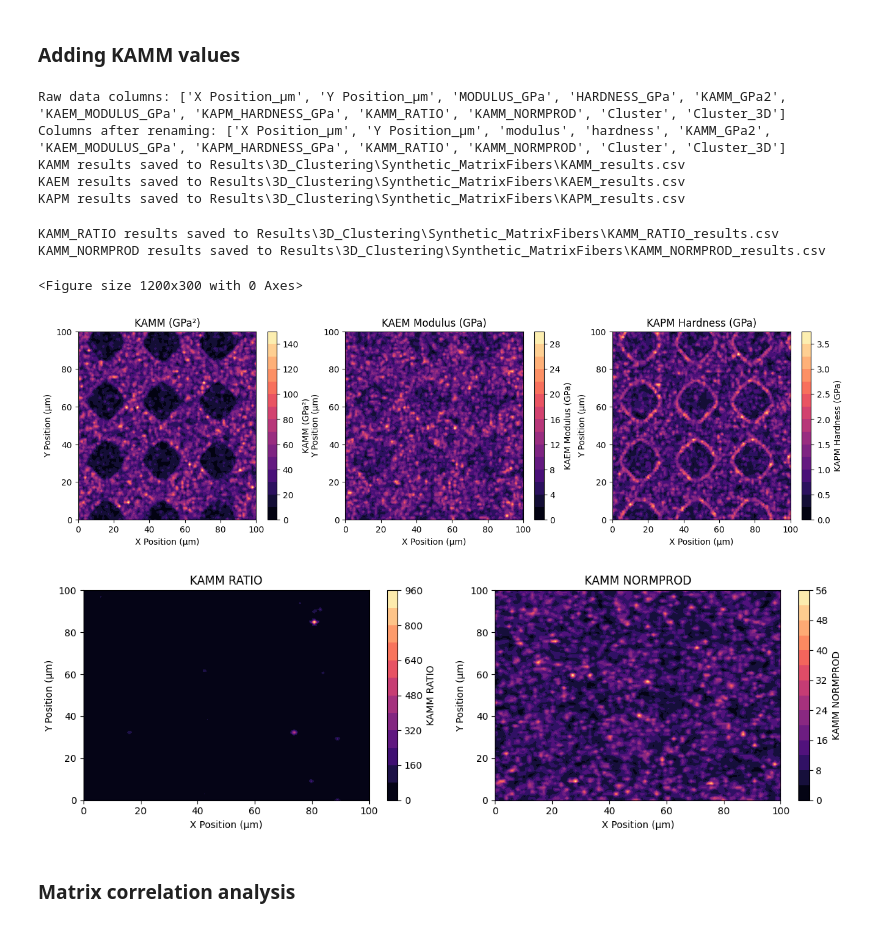
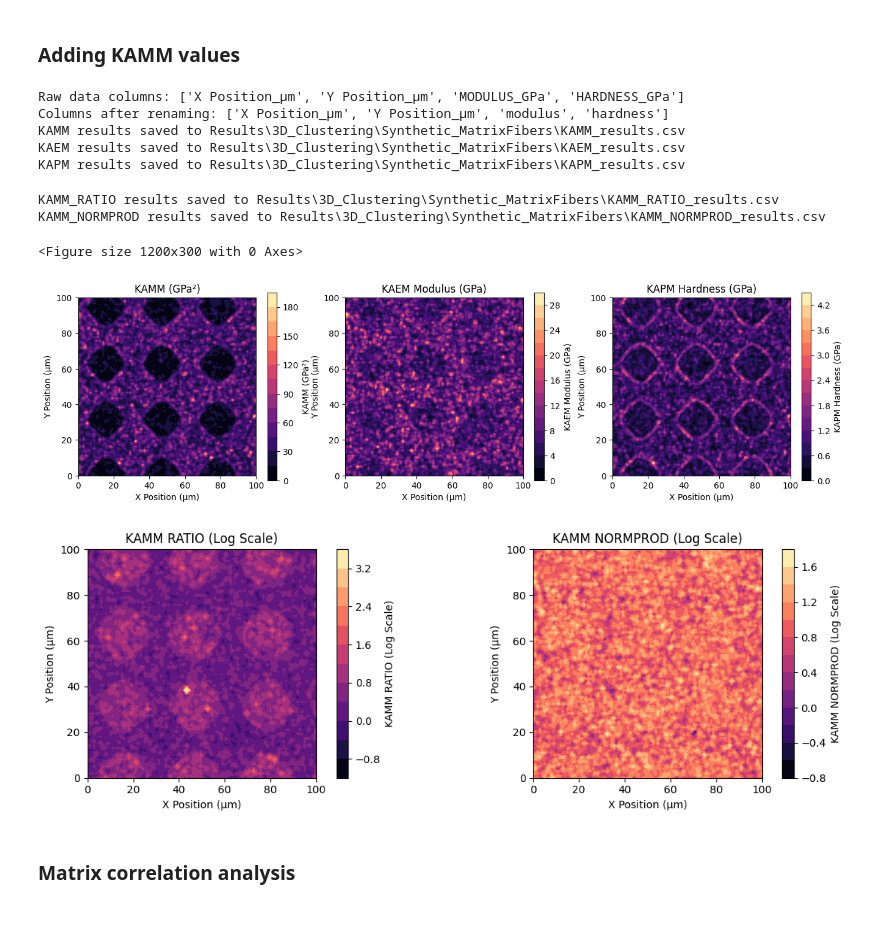
Before and after one commit to DavidMercier/Indentation2025_AnsysWorkshop, a Jupyter notebook: Atelier1_ML-Clustering/3D_Clustering.ipynb, the cells around one changed output. Cells and saved outputs as stored; diff of their text form; code cells hidden in the pictures.

Commit message:
added log option for plot and scoring

```diff
--- a/Atelier1_ML-Clustering/3D_Clustering.ipynb
+++ b/Atelier1_ML-Clustering/3D_Clustering.ipynb
@@ -38,8 +38,8 @@ cMap = 'viridis'
 # Sample 1
 sampleNames = ['Synthetic_MatrixFibers']
 file_paths = [Path("Dataset/MatrixFibers/synthetic_composite_data_ratio_E_3.xlsx")] # E_matrix / E_fiber = 3 and same similar hardness
-file_paths = [Path("Dataset/MatrixFibers/synthetic_composite_data_ratio_E_1.5.xlsx")] # E_matrix / E_fiber = 1.5 and similar hardness
-file_paths = [Path("Dataset/MatrixFibers/synthetic_composite_data_ratio_E_1.2.xlsx")] # E_matrix / E_fiber = 1.2 and similar hardness
+#file_paths = [Path("Dataset/MatrixFibers/synthetic_composite_data_ratio_E_1.5.xlsx")] # E_matrix / E_fiber = 1.5 and similar hardness
+#file_paths = [Path("Dataset/MatrixFibers/synthetic_composite_data_ratio_E_1.2.xlsx")] # E_matrix / E_fiber = 1.2 and similar hardness
 sheet_name = 'Sheet1'
 
 # Sample 2
@@ -172,42 +172,42 @@ fig, axes = plt.subplots(1, 3, figsize=(4*xDim, 2*yDim))
 # Plot KAMM
 plot_map(data['X Position_µm'], data['Y Position_µm'], data['KAMM_GPa2'],
             title='KAMM (GPa²)', xlabel='X Position (µm)', ylabel='Y Position (µm)',
-            ax=axes[0], cmap='magma')  # Pass the first subplot axis
+            logScale=False, ax=axes[0], cmap='magma')  # Pass the first subplot axis
 # Plot KAEM for Modulus
 plot_map(data['X Position_µm'], data['Y Position_µm'], data['KAEM_MODULUS_GPa'],
          title='KAEM Modulus (GPa)', xlabel='X Position (µm)', ylabel='Y Position (µm)',
-            ax=axes[1], cmap='magma')  # Pass the second subplot axis
+            logScale=False, ax=axes[1], cmap='magma')  # Pass the second subplot axis
 # Plot KAPM for Hardness
 plot_map(data['X Position_µm'], data['Y Position_µm'], data['KAPM_HARDNESS_GPa'],
          title='KAPM Hardness (GPa)', xlabel='X Position (µm)', ylabel='Y Position (µm)',
-            ax=axes[2], cmap='magma')  # Pass the second subplot axis
+            logScale=False, ax=axes[2], cmap='magma')  # Pass the second subplot axis
 
 # Create a subplot layout for KAMM_RATIO and KAMM_NORMPROD
 fig, axes = plt.subplots(1, 2, figsize=(3*xDim, 2*yDim))
 # Plot KAMM_RATIO
 plot_map(data['X Position_µm'], data['Y Position_µm'], data['KAMM_RATIO'],
             title='KAMM RATIO', xlabel='X Position (µm)', ylabel='Y Position (µm)',
-            ax=axes[0], cmap='magma')  # Pass the first subplot axis
+            logScale=True, ax=axes[0], cmap='magma')  # Pass the first subplot axis
 # Plot KAMM_NORMPROD
 plot_map(data['X Position_µm'], data['Y Position_µm'], data['KAMM_NORMPROD'],
          title='KAMM NORMPROD', xlabel='X Position (µm)', ylabel='Y Position (µm)',
-            ax=axes[1], cmap='magma')  # Pass the second subplot axis
+            logScale=True, ax=axes[1], cmap='magma')  # Pass the second subplot axis
 
 # Adjust layout and save the figure
 plt.tight_layout()
 plt.savefig(result_dir / 'kamm_maps.png')
 plt.show()
 # %% [output]
-Raw data columns: ['X Position_µm', 'Y Position_µm', 'MODULUS_GPa', 'HARDNESS_GPa', 'KAMM_GPa2', 'KAEM_MODULUS_GPa', 'KAPM_HARDNESS_GPa', 'KAMM_RATIO', 'KAMM_NORMPROD', 'Cluster', 'Cluster_3D']
-Columns after renaming: ['X Position_µm', 'Y Position_µm', 'modulus', 'hardness', 'KAMM_GPa2', 'KAEM_MODULUS_GPa', 'KAPM_HARDNESS_GPa', 'KAMM_RATIO', 'KAMM_NORMPROD', 'Cluster', 'Cluster_3D']
+Raw data columns: ['X Position_µm', 'Y Position_µm', 'MODULUS_GPa', 'HARDNESS_GPa']
+Columns after renaming: ['X Position_µm', 'Y Position_µm', 'modulus', 'hardness']
 KAMM results saved to Results\3D_Clustering\Synthetic_MatrixFibers\KAMM_results.csv
 KAEM results saved to Results\3D_Clustering\Synthetic_MatrixFibers\KAEM_results.csv
 KAPM results saved to Results\3D_Clustering\Synthetic_MatrixFibers\KAPM_results.csv
 KAMM_RATIO results saved to Results\3D_Clustering\Synthetic_MatrixFibers\KAMM_RATIO_results.csv
 KAMM_NORMPROD results saved to Results\3D_Clustering\Synthetic_MatrixFibers\KAMM_NORMPROD_results.csv
 <Figure size 1200x300 with 0 Axes>
-[figure, old version]
+[figure, new version]
-[figure, old version]
+[figure, new version]
 # %% [markdown]
 ### Matrix correlation analysis
 # %%
```
Also changed, not shown: parts of 10 cells of this notebook, 33 other files.
